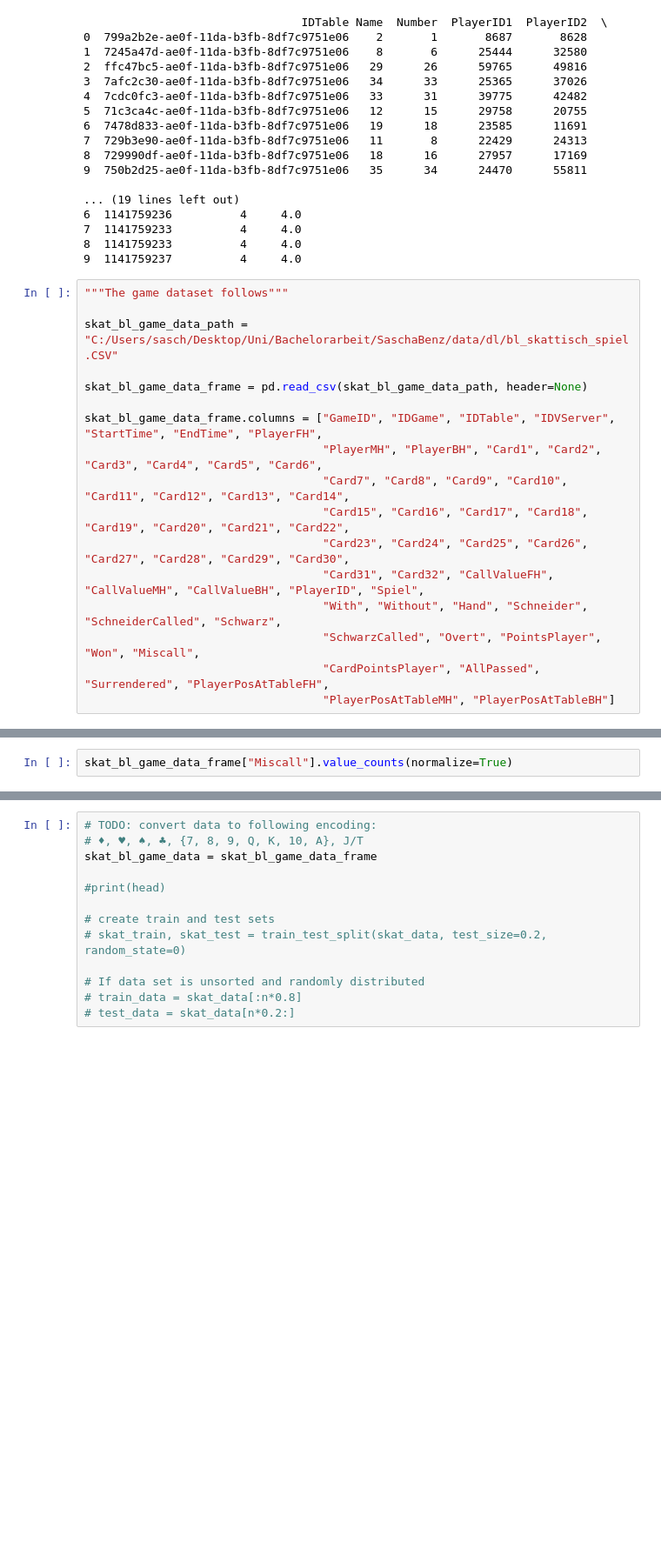
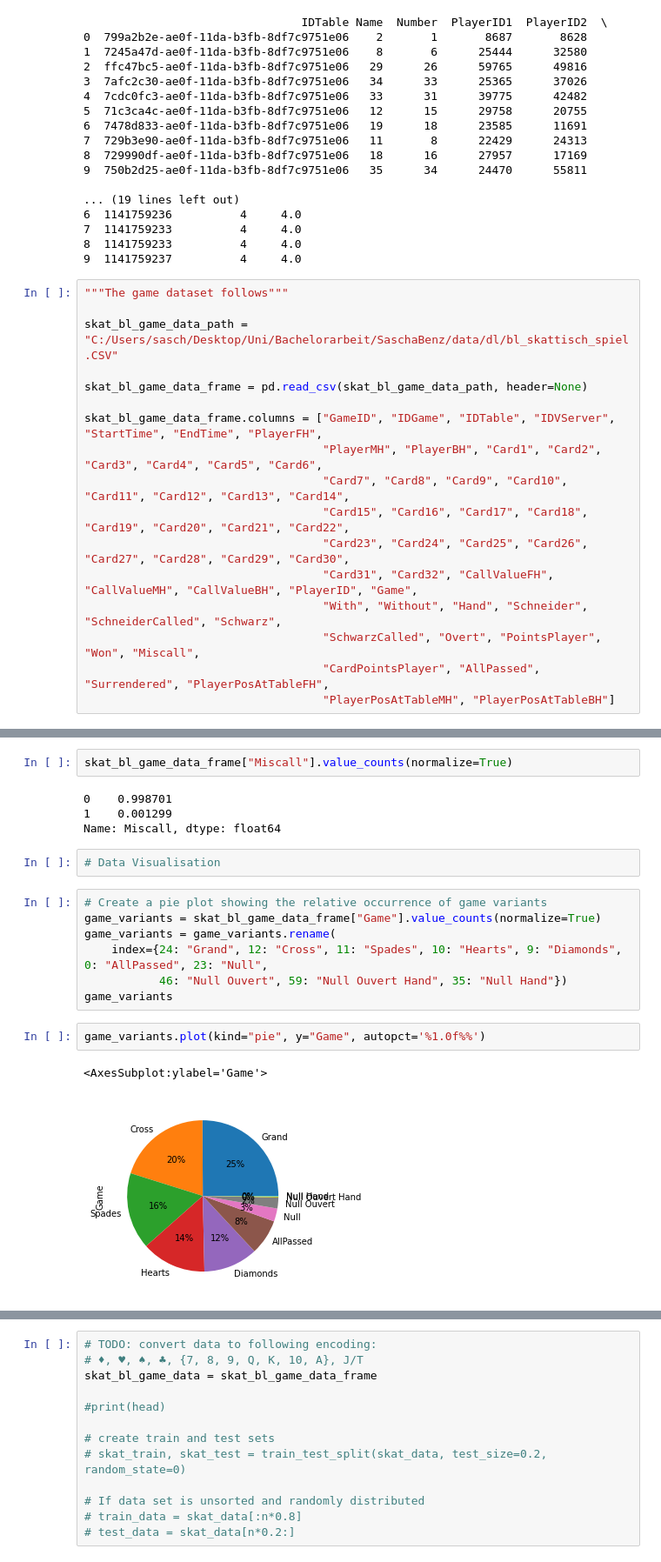
Before and after one commit to SaBeBen/skat_decision_transformer, a Jupyter notebook: data pipeline/data pipeline bl.ipynb, the cells around one changed output, grey strips where cells are left out. Shown: that part at 87% size. Drawn from its saved outputs; the diff is of its cells as text; blank space fills up the shorter version.

Commit message:
data visualisation

```diff
--- a/data pipeline/data pipeline bl.ipynb
+++ b/data pipeline/data pipeline bl.ipynb
@@ -140,7 +140,7 @@ skat_bl_game_data_frame.columns = ["GameID", "IDGame", "IDTable", "IDVServer", "
                                    "Card7", "Card8", "Card9", "Card10", "Card11", "Card12", "Card13", "Card14",
                                    "Card15", "Card16", "Card17", "Card18", "Card19", "Card20", "Card21", "Card22",
                                    "Card23", "Card24", "Card25", "Card26", "Card27", "Card28", "Card29", "Card30",
-                                   "Card31", "Card32", "CallValueFH", "CallValueMH", "CallValueBH", "PlayerID", "Spiel",
+                                   "Card31", "Card32", "CallValueFH", "CallValueMH", "CallValueBH", "PlayerID", "Game",
                                    "With", "Without", "Hand", "Schneider", "SchneiderCalled", "Schwarz",
                                    "SchwarzCalled", "Overt", "PointsPlayer", "Won", "Miscall",
                                    "CardPointsPlayer", "AllPassed", "Surrendered", "PlayerPosAtTableFH",
@@ -192,2 +254,20 @@ skat_bl_game_data_frame["Surrendered"].value_counts(normalize=True)
 # %%
 skat_bl_game_data_frame["Miscall"].value_counts(normalize=True)
+# %% [output]
+0    0.998701
+1    0.001299
+Name: Miscall, dtype: float64
+# %%
+# Data Visualisation
+# %%
+# Create a pie plot showing the relative occurrence of game variants
+game_variants = skat_bl_game_data_frame["Game"].value_counts(normalize=True)
+game_variants = game_variants.rename(
+    index={24: "Grand", 12: "Cross", 11: "Spades", 10: "Hearts", 9: "Diamonds", 0: "AllPassed", 23: "Null",
+           46: "Null Ouvert", 59: "Null Ouvert Hand", 35: "Null Hand"})
+game_variants
+# %%
+game_variants.plot(kind="pie", y="Game", autopct='%1.0f%%')
+# %% [output]
+<AxesSubplot:ylabel='Game'>
+[figure, added]
```
Also changed, not shown: parts of 17 cells of this notebook, 1 other file.
